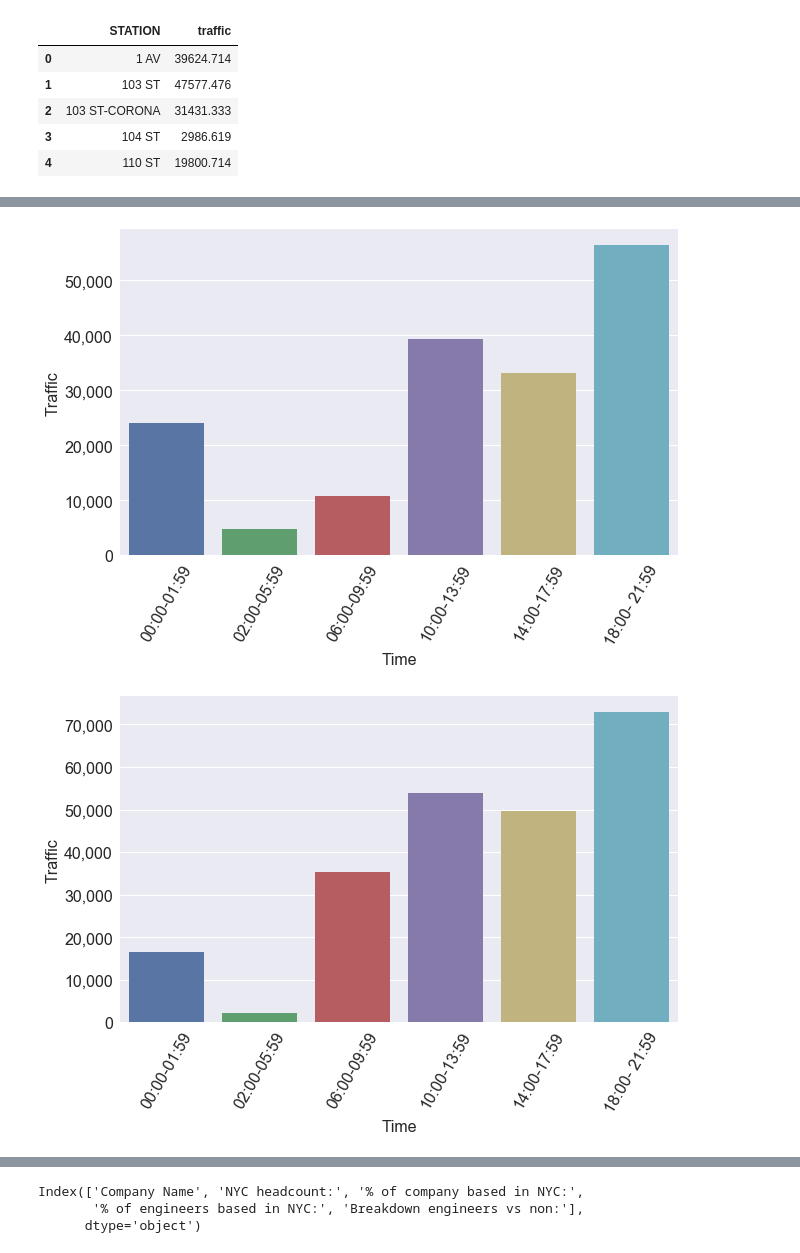
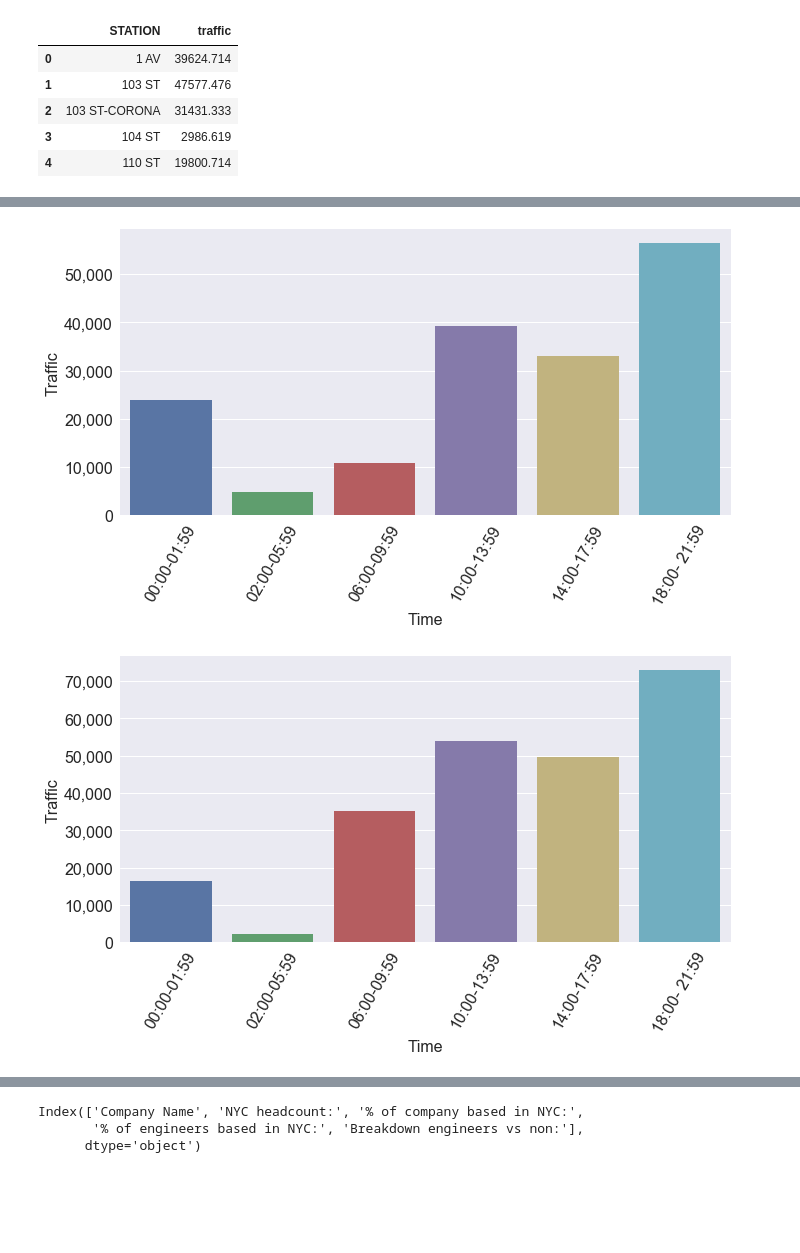
Before and after one commit to TRobertJackson/Data-Science-Projects, a Jupyter notebook: Benson Project.ipynb, the cells around one changed output, grey strips where cells are left out. Drawn from its saved outputs; the diff is of its cells as text; code cells hidden in the pictures; blank space fills up the shorter version.

```diff
--- a/Benson Project.ipynb
+++ b/Benson Project.ipynb
@@ -80,2 +56,0 @@ MTAdata_orig.head(10)
-# %%
-MTAdata = pickle.load(open("data/MTAdata_orig", "rb"))
@@ -256,19 +209,20 @@ time_breakdown = pd.DataFrame(MTAdata[MTAdata['STATION'].isin(top_5_list)].group
 # %%
 top_station_time_traffic = defaultdict(pd.DataFrame)
 for station in top_5_list:
     top_station_time_traffic[station] = pd.DataFrame(MTAdata[MTAdata['STATION'] == station].groupby(['STATION', 'Time_Bin'])['traffic'].sum()).reset_index()
     top_station_time_traffic[station]['traffic'] = top_station_time_traffic[station]['traffic']/21
 #    print(top_station_time_traffic[station].head())
     fig, ax = plt.subplots()
     fig.set_size_inches(10,6)
     graph = sns.barplot(x = top_station_time_traffic[station]['Time_Bin'], y = top_station_time_traffic[station]['traffic'])
     for item in graph.get_xticklabels():
         item.set_rotation(60)
     ax.set_xlabel('Time')
     ax.set_ylabel('Traffic')
     ax.get_yaxis().set_major_formatter(
     ticker.FuncFormatter(lambda x, p: format(int(x), ',')))
+    plt.tight_layout()
     fig.savefig("images/Peak hours for %s.png" %station)
 # %% [output]
-[figure, old version]
+[figure, new version]
-[figure, old version]
+[figure, new version]
```
Also changed, not shown: parts of 39 cells of this notebook, 18 other files.
